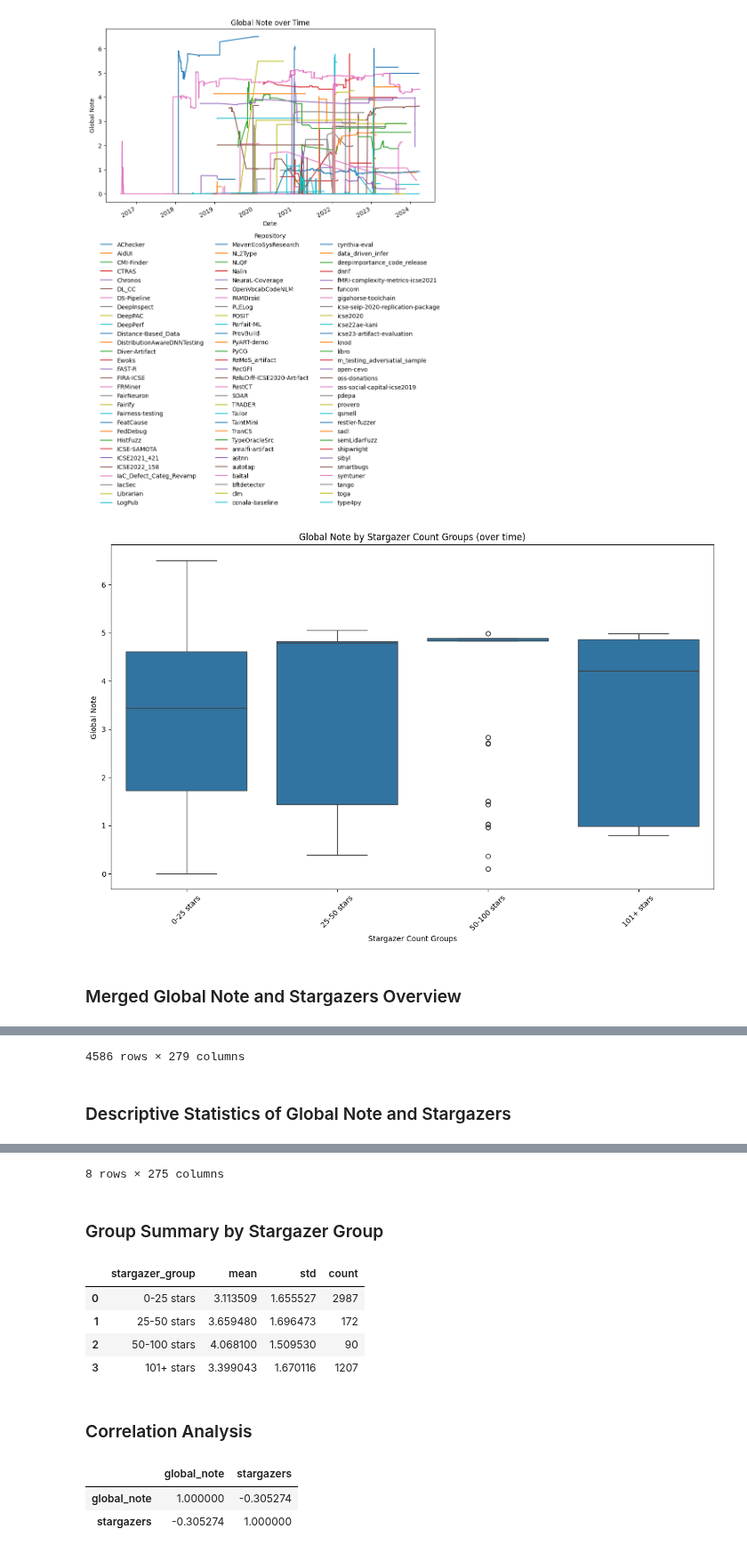
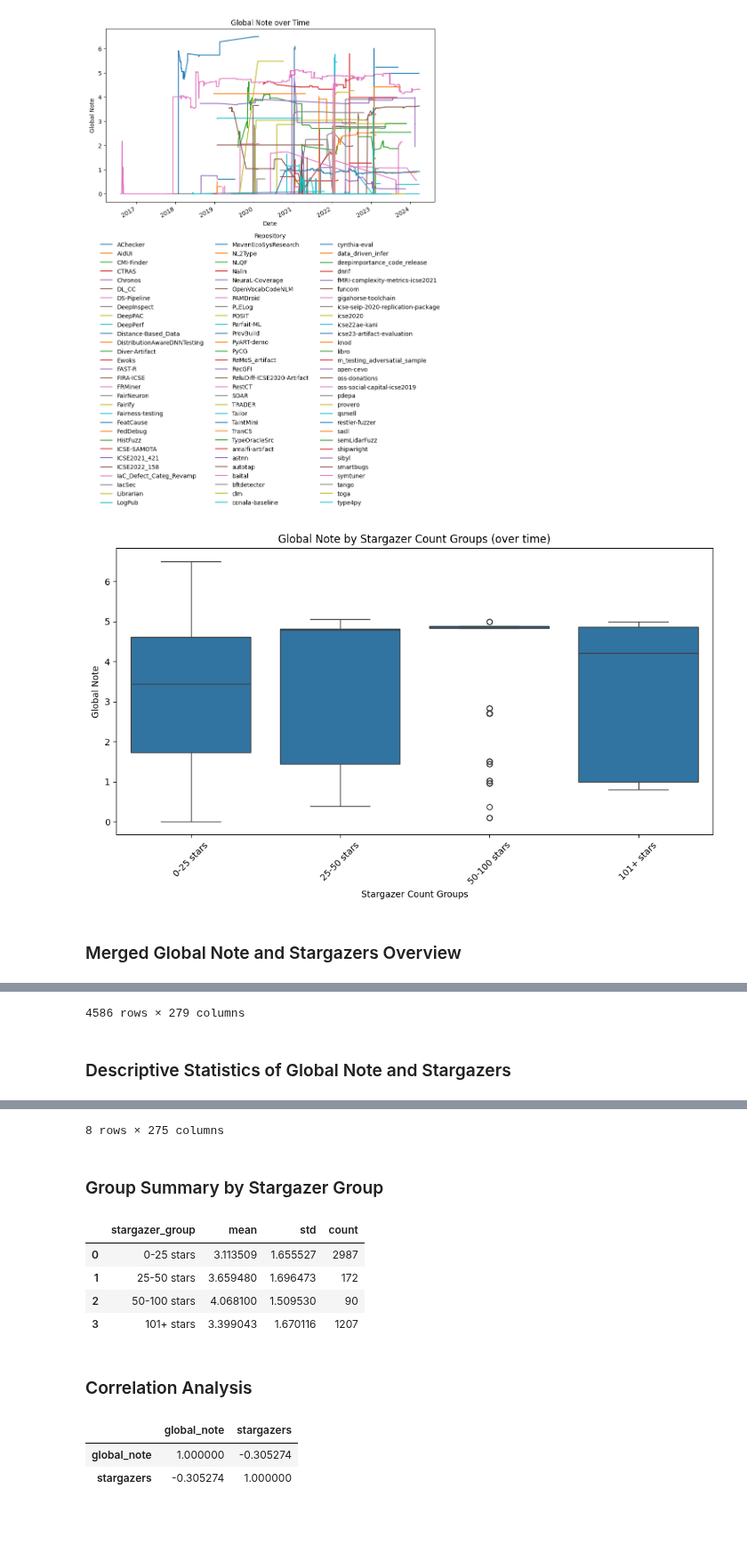
Before and after one commit to Majistaten/PyCIRAS, a Jupyter notebook: notebooks/Untitled.ipynb, the cells around one changed output, grey strips where cells are left out. Shown at 89% size. Drawn from its saved outputs; the diff is of its cells as text; code cells hidden in the pictures; blank space fills up the shorter version.

Commit message:
fixed stargazer sum and global note plotting

```diff
--- a/notebooks/Untitled.ipynb
+++ b/notebooks/Untitled.ipynb
@@ -184,35 +191,35 @@ labels = ['0-25 stars', '25-50 stars', '50-100 stars', '101+ stars']
 merged_global_star_df['stargazer_group'] = pd.cut(merged_global_star_df['stargazers'], bins=bins, labels=labels, right=False)
 
 
-plt.figure(figsize=(12, 8))
+plt.figure(figsize=(10, 6))
 sns.boxplot(x='stargazer_group', y='global_note', data=merged_global_star_df)
 
 plt.title('Global Note by Stargazer Count Groups (over time)')
 plt.xlabel('Stargazer Count Groups')
 plt.ylabel('Global Note')
 plt.xticks(rotation=45)  # Improve label readability if necessary
 plt.tight_layout()  # Adjust layout to make room for the label
 plt.savefig('img/global_note_stargazer_boxplot.svg')
 plt.show()
 
 display(HTML('<h3>Merged Global Note and Stargazers Overview</h3>'))
 display(merged_global_star_df)
 display(HTML('<h3>Descriptive Statistics of Global Note and Stargazers</h3>'))
 display(merged_global_star_df.describe())
 
 display(HTML('<h3>Group Summary by Stargazer Group</h3>'))
 group_summary = merged_global_star_df.groupby('stargazer_group', observed=True)['global_note'].agg(['mean', 'std', 'count']).reset_index()
 display(group_summary)
 
 display(HTML('<h3>Correlation Analysis</h3>'))
 correlation = merged_global_star_df[['global_note', 'stargazers']].corr()
 display(correlation)
 
 g = sns.FacetGrid(merged_global_star_df, col="stargazer_group", col_wrap=2, height=4)
 g.map(sns.histplot, "global_note")
 plt.show()
 # %% [output]
-[figure, old version]
+[figure, new version]
 Merged Global Note and Stargazers Overview
 |  | repo | date | commit_hash | info | refactor | convention | warning | error | fatal | global_note | ... |
 | 0 | gigahorse-toolchain | 2016-08-23 16:00:24+00:00 | ebba4008897a2892a633f271a63f9ff1e... | 0 | 25 | 24 | 150 | 2 | 0 | 2.172285 | ... |
```
Also changed, not shown: parts of 3 cells of this notebook, 1 other file.
